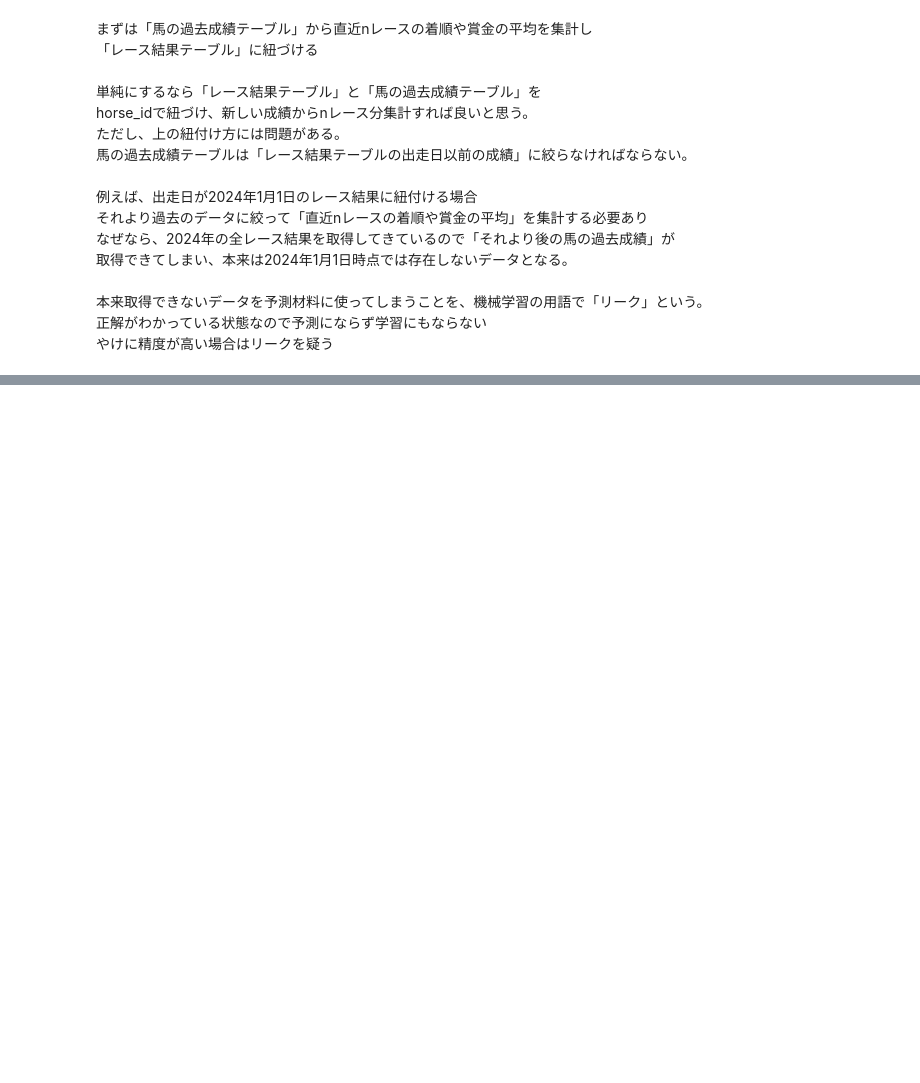
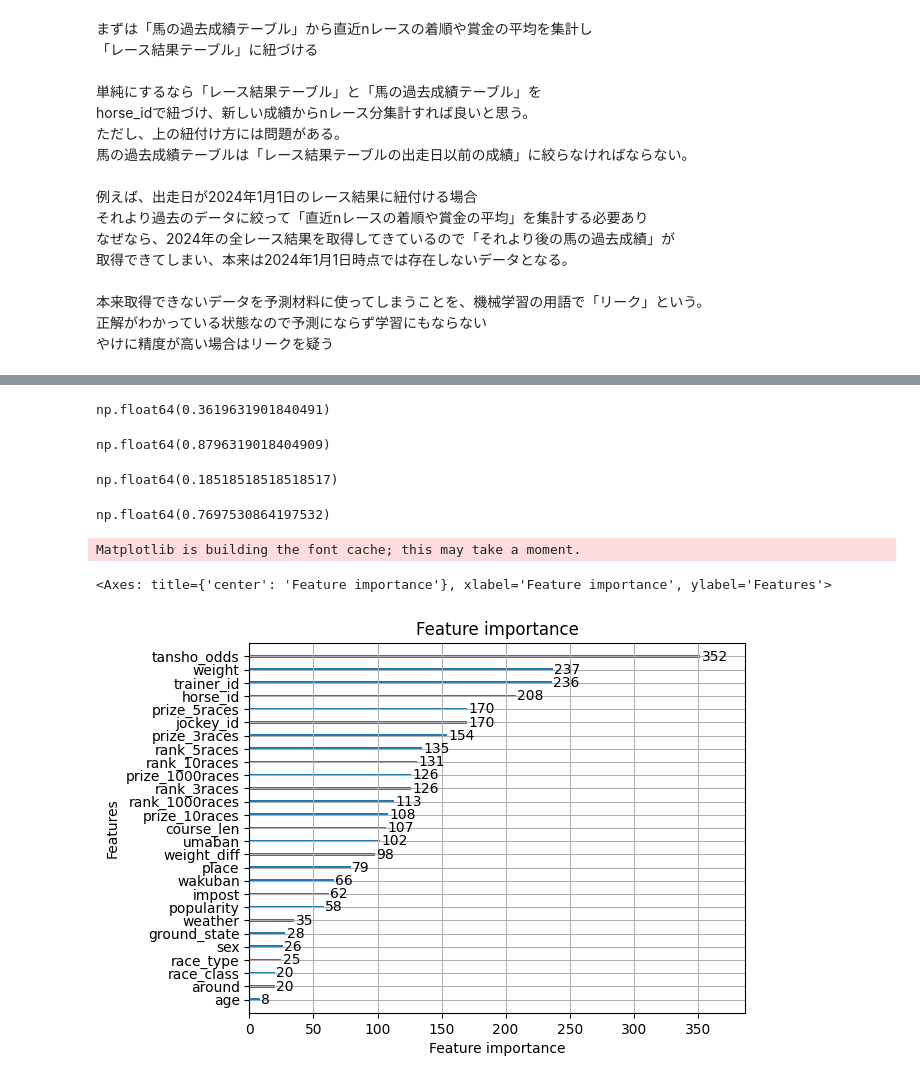
Before and after one commit to matsukawa06/keibaAI, a Jupyter notebook: v1_0_0/src/dev.ipynb, the cells around one changed output, grey strips where cells are left out. Saved outputs shown, nothing was run; the diff lists cells and outputs as text; code cells hidden in the pictures; blank space fills up the shorter version.

Commit message:
lightGBMの導入

```diff
--- a/v1_0_0/src/dev.ipynb
+++ b/v1_0_0/src/dev.ipynb
@@ -406,0 +453,14 @@ horse_idで紐づけ、新しい成績からnレース分集計すれば良い
+# %%
+# この対応関係を学習させることで、「説明変数をインプットすると、目的変数を予測する」
+# 機械学習モデルが完成する仕組み。
+# 今回は単勝予測モデルを作成するので、「1着なら1,そうでないなら0」というデータをもった
+# target列を作成する。
+features["target"] = (features["rank"] == 1).astype(int)
+# %%
+# 学習させる際は、データを学習データと検証（テスト）データに分け、
+# 学習データのみを学習させる。
+# こうすることで「未知のデータがやってきた時の精度がどれくらいなのか」を
+# 検証データで検証できる。
+# また、この時必ず学習データは検証データより時系列的に過去のデータを使うこともポイント。
+train_df = features.query("date < '2024-10-01'")
+test_df = features.query("date >= '2024-10-01'")
@@ -406,0 +469,24 @@ horse_idで紐づけ、新しい成績からnレース分集計すれば良い
+# %%
+# データが分割できたら、LightGBMに学習させる
+import lightgbm as lgb
+
+# データセットの作成
+lgb_train = lgb.Dataset(
+    train_df[feature_cols], train_df["target"]
+)
+lgb_test = lgb.Dataset(
+    test_df[feature_cols], test_df["target"]
+)
+# パラメータの設定
+params = {
+    "objective": "binary",  # 二値分類
+    "metric": "binary_logloss", # 予測誤差
+    "random_state": 100,    # 実行ごとに同じ結果を得るための設定
+}
+# 学習の実行
+model = lgb.train(
+    params=params,
+    train_set=lgb_train,
+    valid_sets=[lgb_train, lgb_test],
+    callbacks=[lgb.log_evaluation()],
+)
@@ -406,0 +582,19 @@ horse_idで紐づけ、新しい成績からnレース分集計すれば良い
+# %%
+# 回収率が85%となったので、これを１番人気に賭け続けた場合と比較してみる
+bet_df = (
+    evaluation_df
+    .sort_values("popularity")
+    .groupby("race_id")
+    .head(1)
+)
+# 的中率
+bet_df["target"].mean()
+# %% [output]
+np.float64(0.3619631901840491)
+# %%
+# 回収率
+return_ = ((bet_df["target"] == 1) * bet_df["tansho_odds"]).sum()
+cost = len(bet_df)
+return_ / cost
+# %% [output]
+np.float64(0.8796319018404909)
@@ -406,0 +614,12 @@ horse_idで紐づけ、新しい成績からnレース分集計すれば良い
+# %%
+# 的中率
+bet_df["target"].mean()
+# %% [output]
+np.float64(0.18518518518518517)
+# %%
+# 回収率
+return_ = ((bet_df["target"] == 1) * bet_df["tansho_odds"]).sum()
+cost = len(bet_df)
+return_ / cost
+# %% [output]
+np.float64(0.7697530864197532)
@@ -406,0 +628,6 @@ horse_idで紐づけ、新しい成績からnレース分集計すれば良い
+# %%
+lgb.plot_importance(model)
+# %% [output]
+Matplotlib is building the font cache; this may take a moment.
+<Axes: title={'center': 'Feature importance'}, xlabel='Feature importance', ylabel='Features'>
+[figure, added]
```
Also changed, not shown: parts of 16 cells of this notebook, 5 other files.
